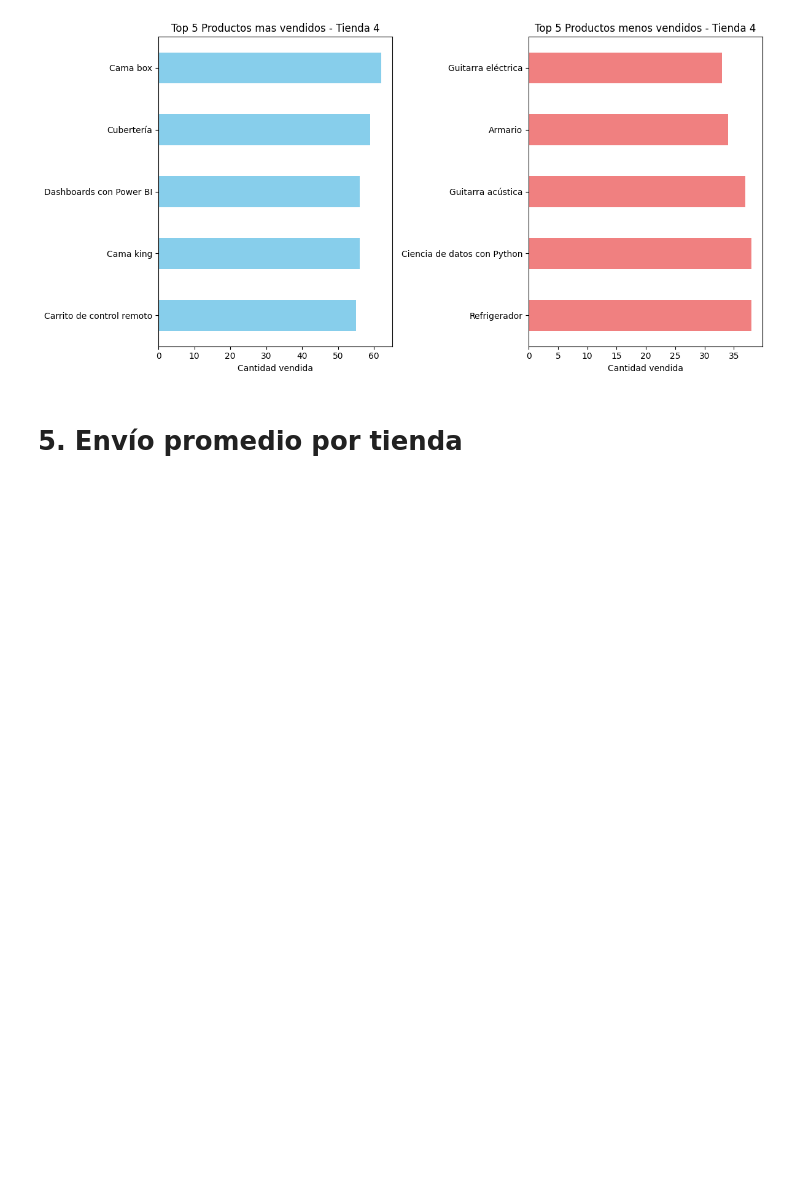
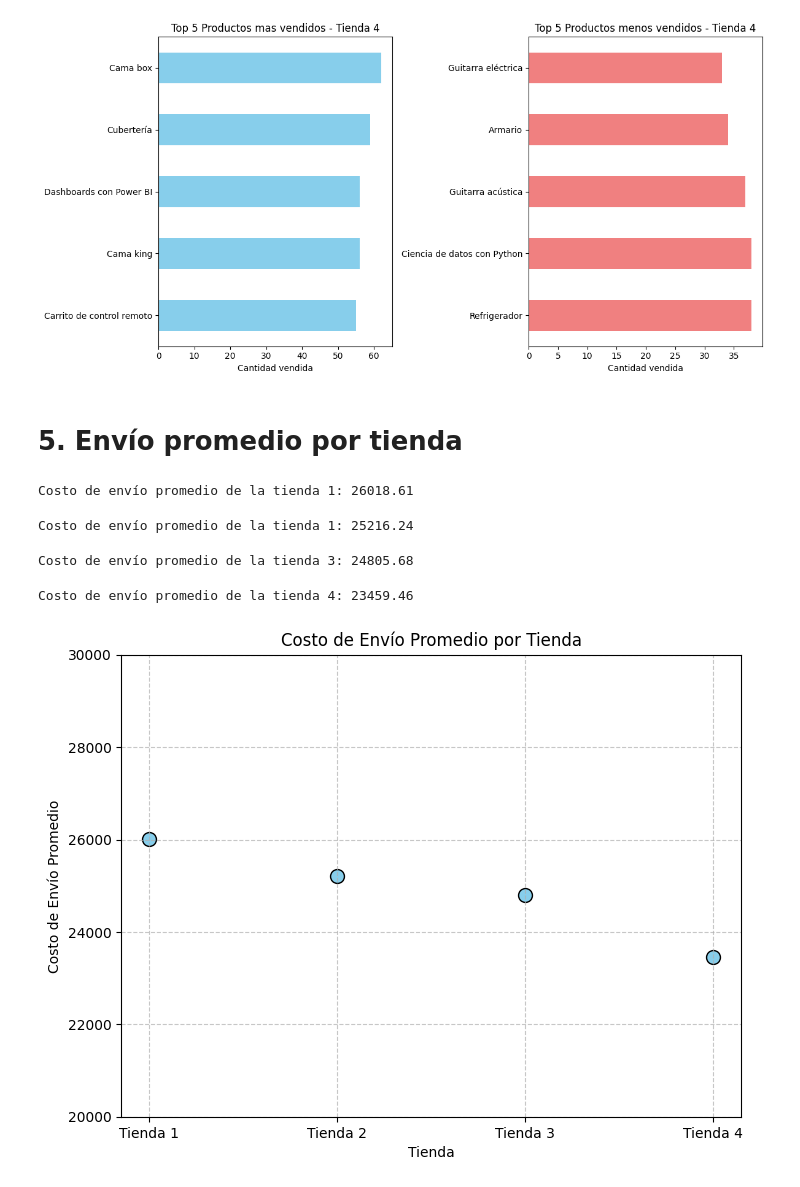
Before and after one commit to ggsgranados/Alura-Store-Latam, a Jupyter notebook: AluraStoreLatam.ipynb, the cells around one changed output. Drawn from its saved outputs; the diff is of its cells as text; code cells hidden in the pictures; blank space fills up the shorter version.

Commit message:
Add: Envío promedio por tienda y su gráfico de puntos

```diff
--- a/AluraStoreLatam.ipynb
+++ b/AluraStoreLatam.ipynb
@@ -415,3 +415,54 @@ Cantidad vendida: 38
 [figure]
 # %% [markdown]
 # 5. Envío promedio por tienda
+# %%
+# Calculando el costo de envío promedio
+costo_envio_promedio_tienda1 = tienda['Costo de envío'].mean()
+# Resultado redondeado a 2 dígitos
+print('Costo de envío promedio de la tienda 1: ' + str(round(costo_envio_promedio_tienda1,2)))
+# %% [output]
+Costo de envío promedio de la tienda 1: 26018.61
+# %%
+# Calculando el costo de envío promedio
+costo_envio_promedio_tienda2 = tienda2['Costo de envío'].mean()
+# Resultado redondeado a 2 dígitos
+print('Costo de envío promedio de la tienda 2: ' + str(round(costo_envio_promedio_tienda2,2)))
+# %% [output]
+Costo de envío promedio de la tienda 1: 25216.24
+# %%
+# Calculando el costo de envío promedio
+costo_envio_promedio_tienda3 = tienda3['Costo de envío'].mean()
+# Resultado redondeado a 2 dígitos
+print('Costo de envío promedio de la tienda 3: ' + str(round(costo_envio_promedio_tienda3,2)))
+# %% [output]
+Costo de envío promedio de la tienda 3: 24805.68
+# %%
+# Calculando el costo de envío promedio
+costo_envio_promedio_tienda4 = tienda4['Costo de envío'].mean()
+# Resultado redondeado a 2 dígitos
+print('Costo de envío promedio de la tienda 4: ' + str(round(costo_envio_promedio_tienda4,2)))
+# %% [output]
+Costo de envío promedio de la tienda 4: 23459.46
+# %%
+import matplotlib.pyplot as plt
+# Datos de costos de envío promedio
+tiendas = ['Tienda 1', 'Tienda 2', 'Tienda 3', 'Tienda 4']
+costos_envio_promedio = [costo_envio_promedio_tienda1, costo_envio_promedio_tienda2, costo_envio_promedio_tienda3, costo_envio_promedio_tienda4]
+
+# Crear el gráfico de puntos
+plt.figure(figsize=(8, 6))
+plt.scatter(tiendas, costos_envio_promedio, s=100, c='skyblue', marker='o', edgecolors='black')
+plt.ylim(20000,30000)
+
+# Añadir etiquetas y título
+plt.xlabel('Tienda')
+plt.ylabel('Costo de Envío Promedio')
+plt.title('Costo de Envío Promedio por Tienda')
+
+# Añadir una cuadrícula
+plt.grid(True, linestyle='--', alpha=0.7)
+
+# Mostrar el gráfico
+plt.show()
+# %% [output]
+[figure, added]
```
